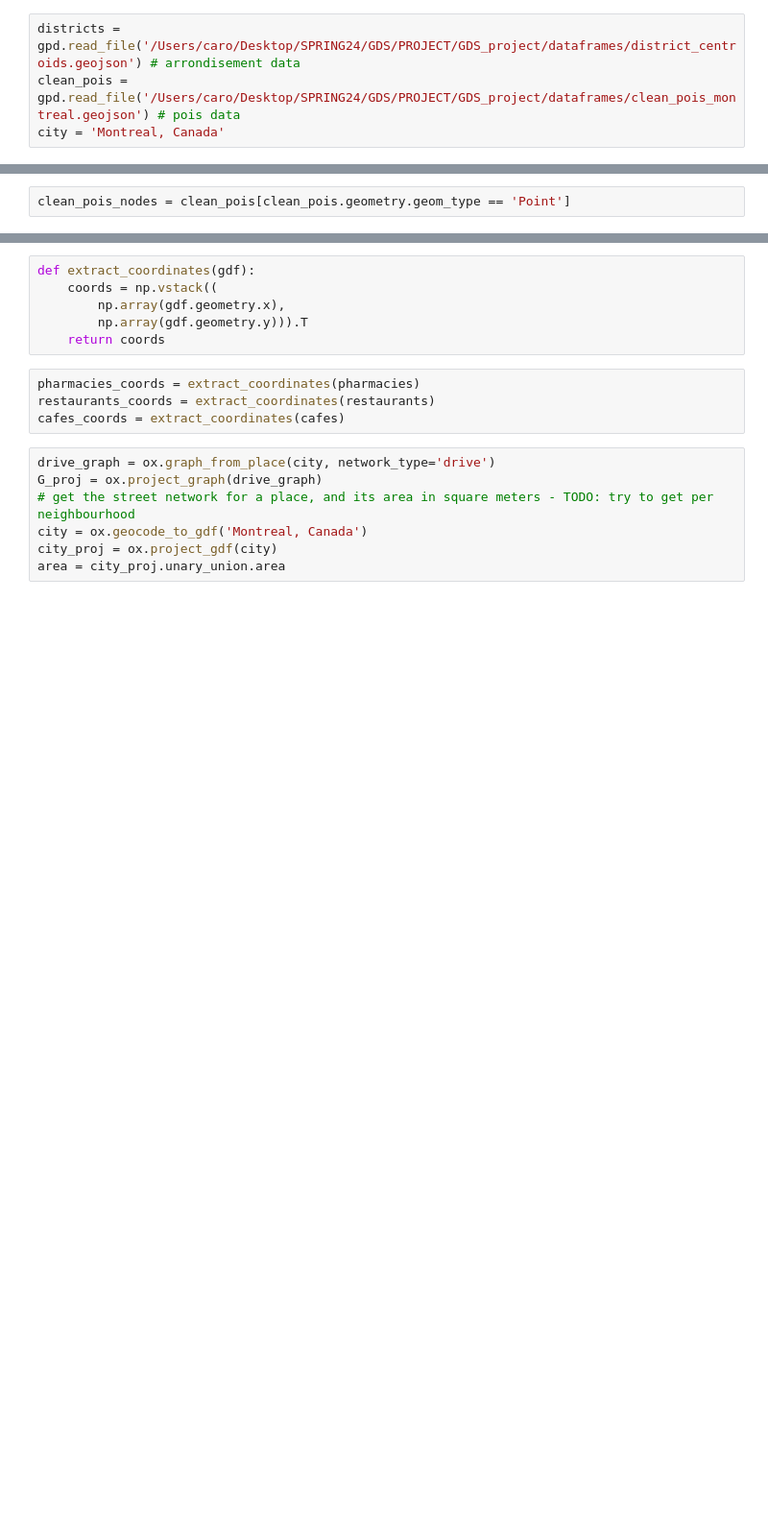
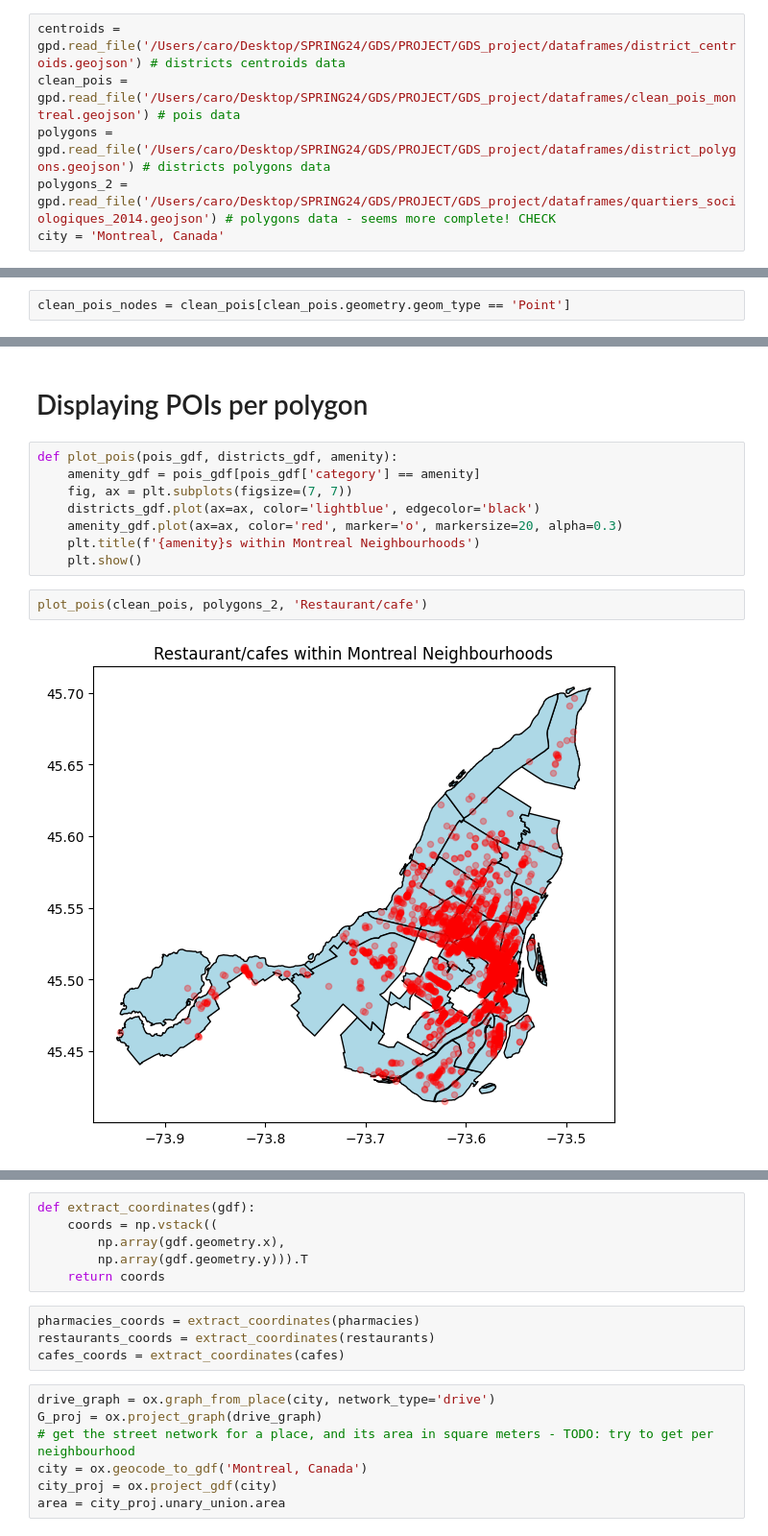
Before and after one commit to michelo200/GDS_project_deployment, a Jupyter notebook: initial_analysis/pois_analysis_caro.ipynb, the cells around one changed output, grey strips where cells are left out. Shown at 96% size. Drawn from its saved outputs; the diff is of its cells as text; blank space fills up the shorter version.

Commit message:
new distirct centroids geojson

```diff
--- a/initial_analysis/pois_analysis_caro.ipynb
+++ b/initial_analysis/pois_analysis_caro.ipynb
@@ -10,4 +11,6 @@ import numpy as np
 # %%
-districts = gpd.read_file('/Users/caro/Desktop/SPRING24/GDS/PROJECT/GDS_project/dataframes/district_centroids.geojson') # arrondisement data
+centroids = gpd.read_file('/Users/caro/Desktop/SPRING24/GDS/PROJECT/GDS_project/dataframes/district_centroids.geojson') # districts centroids data
 clean_pois = gpd.read_file('/Users/caro/Desktop/SPRING24/GDS/PROJECT/GDS_project/dataframes/clean_pois_montreal.geojson') # pois data
+polygons = gpd.read_file('/Users/caro/Desktop/SPRING24/GDS/PROJECT/GDS_project/dataframes/district_polygons.geojson') # districts polygons data
+polygons_2 = gpd.read_file('/Users/caro/Desktop/SPRING24/GDS/PROJECT/GDS_project/dataframes/quartiers_sociologiques_2014.geojson') # polygons data - seems more complete! CHECK
 city = 'Montreal, Canada'
@@ -48,0 +115,14 @@ restaurants = ox.project_gdf(restaurants)
+# %% [markdown]
+# Displaying POIs per polygon
+# %%
+def plot_pois(pois_gdf, districts_gdf, amenity):
+    amenity_gdf = pois_gdf[pois_gdf['category'] == amenity]
+    fig, ax = plt.subplots(figsize=(7, 7))
+    districts_gdf.plot(ax=ax, color='lightblue', edgecolor='black')
+    amenity_gdf.plot(ax=ax, color='red', marker='o', markersize=20, alpha=0.3)
+    plt.title(f'{amenity}s within Montreal Neighbourhoods')
+    plt.show()
+# %%
+plot_pois(clean_pois, polygons_2, 'Restaurant/cafe')
+# %% [output]
+[figure, added]
```
Also changed, not shown: parts of 15 cells of this notebook, 4 other files.
